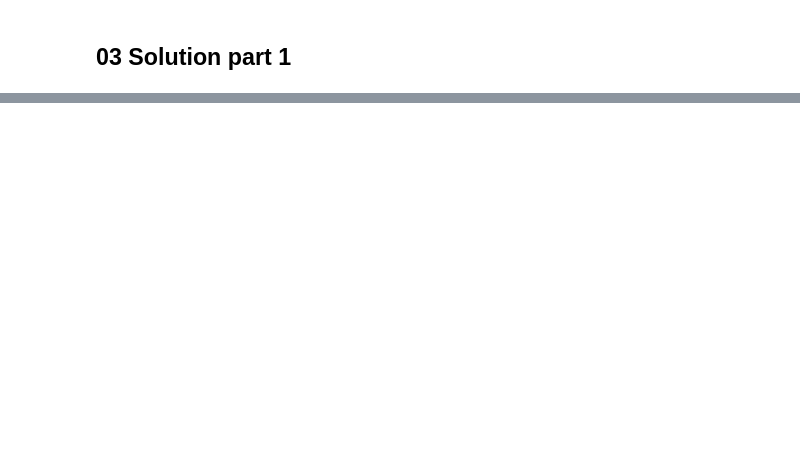
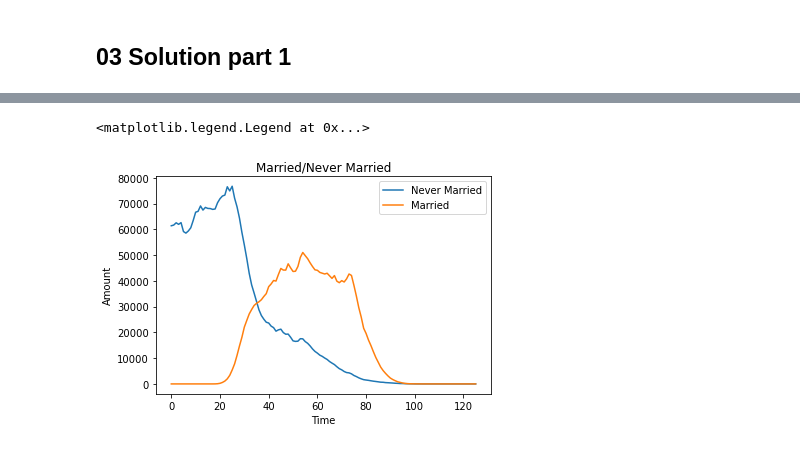
Before and after one commit to josefmarcc/python_handin_template, a Jupyter notebook: Week_5.ipynb, the cells around one changed output, grey strips where cells are left out. Saved outputs shown, nothing was run; the diff lists cells and outputs as text; code cells hidden in the pictures; blank space fills up the shorter version.

```diff
--- a/Week_5.ipynb
+++ b/Week_5.ipynb
@@ -137,0 +113,21 @@ plt.xticks(rotation=45, horizontalalignment='right',fontweight='light')
+# %%
+#D Show 2 plots in same figure: 'Married' and 'Never Married' for all ages in DK in 2020
+
+data_for_plots = pd.read_csv('https://api.statbank.dk/v1/data/FOLK1A/CSV?delimiter=Semicolon&CIVILSTAND=G%2CU&Tid=2020K4&ALDER=*', sep=";")
+
+tid = list(range(0, 126))
+
+ugift = data_for_plots.loc[data_for_plots['CIVILSTAND'] == 'Ugift']['INDHOLD'][1:]
+gift = data_for_plots.loc[data_for_plots['CIVILSTAND'] == 'Gift/separeret']['INDHOLD'][1:]
+
+plt.title('Married/Never Married')
+plt.xlabel('Time')
+plt.ylabel('Amount')
+
+plt.plot(tid, ugift, label="Never Married")
+plt.plot(tid, gift, label="Married")
+
+plt.legend()
+# %% [output]
+<matplotlib.legend.Legend at 0x...>
+[figure, added]
```
Also changed, not shown: parts of 11 cells of this notebook.
